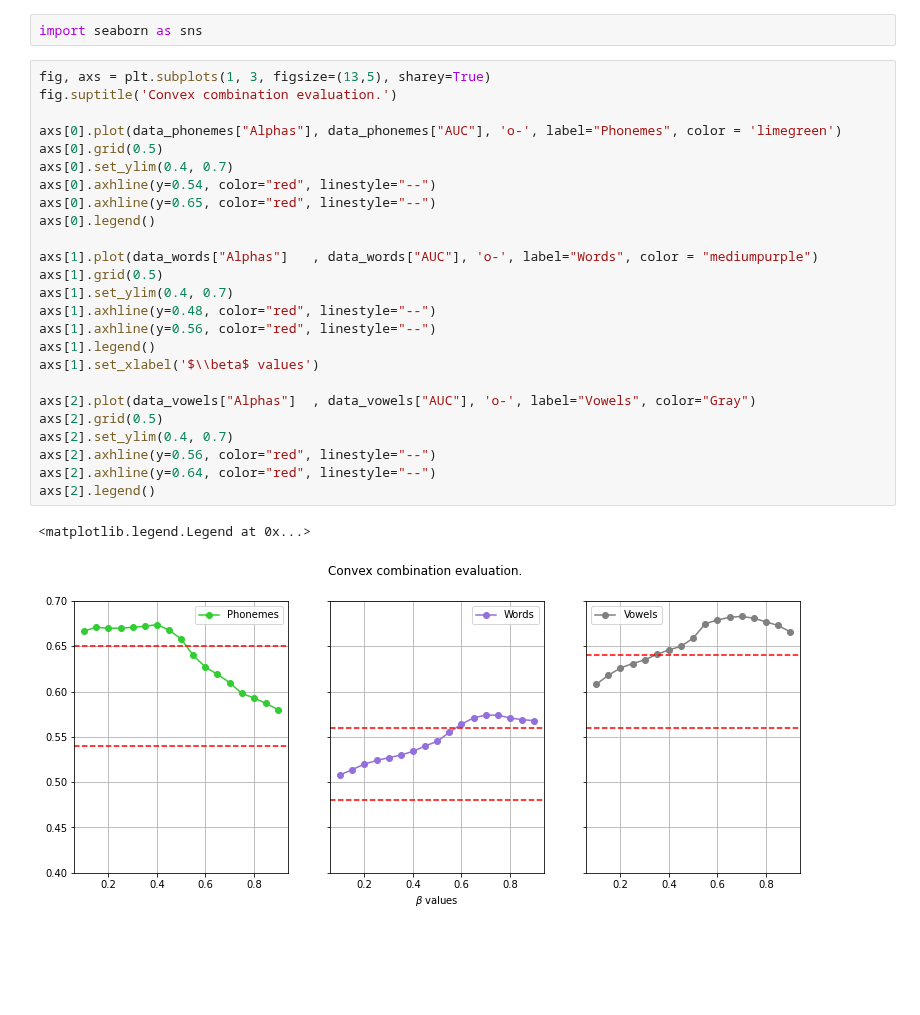
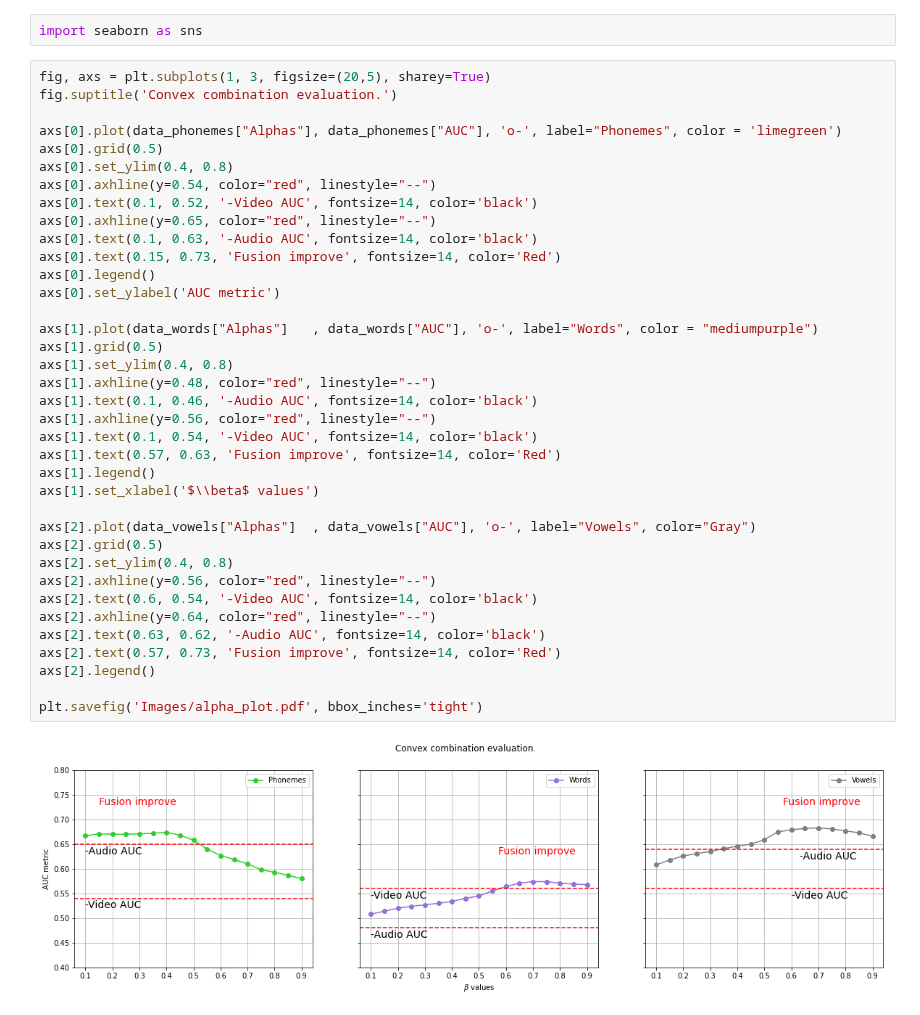
Before and after one commit to jdvalera19/Parkinson-Multimodal-Cross-Attention, a Jupyter notebook: View_result copy.ipynb, the cells around one changed output. Drawn from its saved outputs; the diff is of its cells as text; blank space fills up the shorter version.

```diff
--- a/View_result copy.ipynb
+++ b/View_result copy.ipynb
@@ -125,30 +125,41 @@ V:0.9 ; A:0.1 ; AUC:0.57
 # %%
 import seaborn as sns
 # %%
-fig, axs = plt.subplots(1, 3, figsize=(13,5), sharey=True)
+fig, axs = plt.subplots(1, 3, figsize=(20,5), sharey=True)
 fig.suptitle('Convex combination evaluation.')
 
 axs[0].plot(data_phonemes["Alphas"], data_phonemes["AUC"], 'o-', label="Phonemes", color = 'limegreen')
 axs[0].grid(0.5)
-axs[0].set_ylim(0.4, 0.7)
+axs[0].set_ylim(0.4, 0.8)
 axs[0].axhline(y=0.54, color="red", linestyle="--")
+axs[0].text(0.1, 0.52, '-Video AUC', fontsize=14, color='black')
 axs[0].axhline(y=0.65, color="red", linestyle="--")
+axs[0].text(0.1, 0.63, '-Audio AUC', fontsize=14, color='black')
+axs[0].text(0.15, 0.73, 'Fusion improve', fontsize=14, color='Red')
 axs[0].legend()
+axs[0].set_ylabel('AUC metric')
 
 axs[1].plot(data_words["Alphas"]   , data_words["AUC"], 'o-', label="Words", color = "mediumpurple")
 axs[1].grid(0.5)
-axs[1].set_ylim(0.4, 0.7)
+axs[1].set_ylim(0.4, 0.8)
 axs[1].axhline(y=0.48, color="red", linestyle="--")
+axs[1].text(0.1, 0.46, '-Audio AUC', fontsize=14, color='black')
 axs[1].axhline(y=0.56, color="red", linestyle="--")
+axs[1].text(0.1, 0.54, '-Video AUC', fontsize=14, color='black')
+axs[1].text(0.57, 0.63, 'Fusion improve', fontsize=14, color='Red')
 axs[1].legend()
 axs[1].set_xlabel('$\\beta$ values')
 
 axs[2].plot(data_vowels["Alphas"]  , data_vowels["AUC"], 'o-', label="Vowels", color="Gray")
 axs[2].grid(0.5)
-axs[2].set_ylim(0.4, 0.7)
+axs[2].set_ylim(0.4, 0.8)
 axs[2].axhline(y=0.56, color="red", linestyle="--")
+axs[2].text(0.6, 0.54, '-Video AUC', fontsize=14, color='black')
 axs[2].axhline(y=0.64, color="red", linestyle="--")
+axs[2].text(0.63, 0.62, '-Audio AUC', fontsize=14, color='black')
+axs[2].text(0.57, 0.73, 'Fusion improve', fontsize=14, color='Red')
 axs[2].legend()
+
+plt.savefig('Images/alpha_plot.pdf', bbox_inches='tight')
 # %% [output]
-<matplotlib.legend.Legend at 0x...>
-[figure, old version]
+[figure, new version]
```
